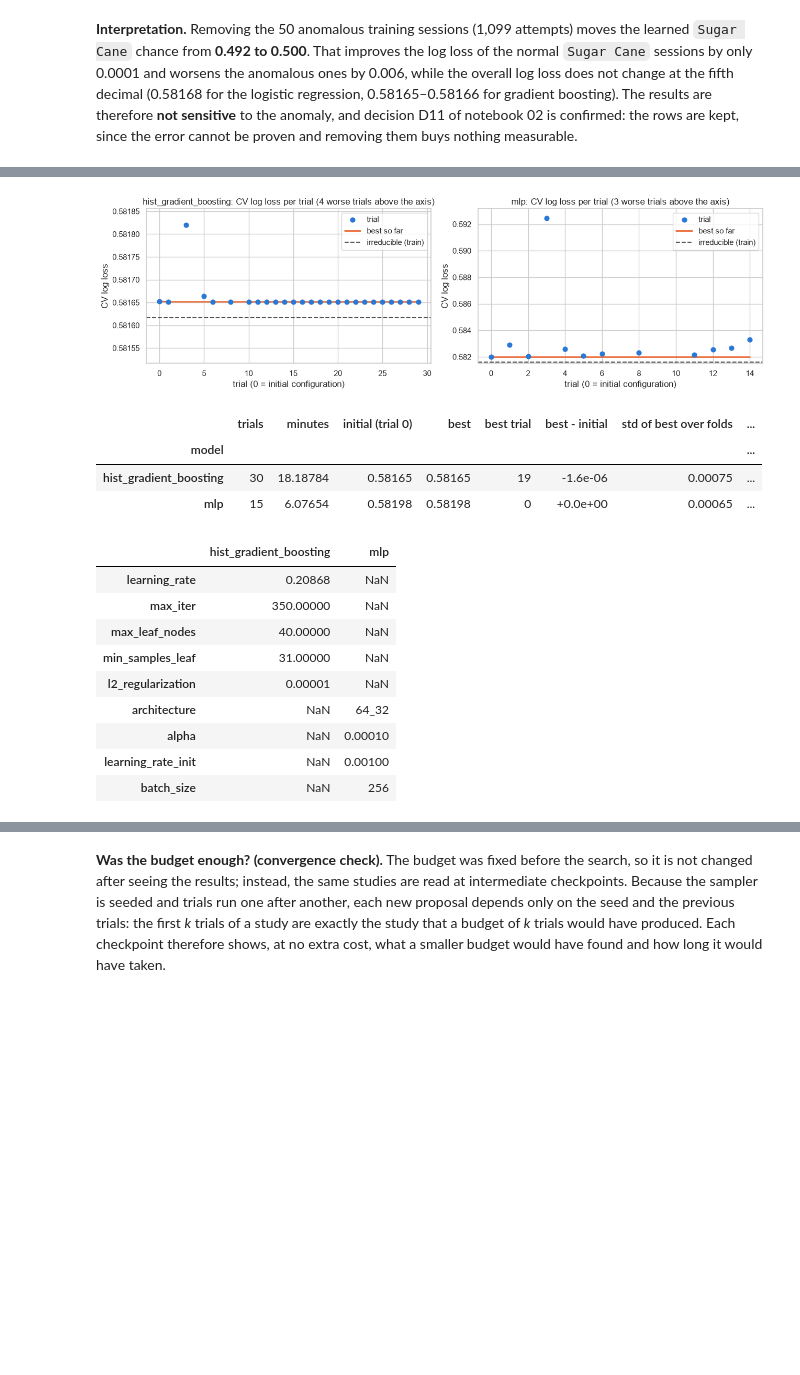
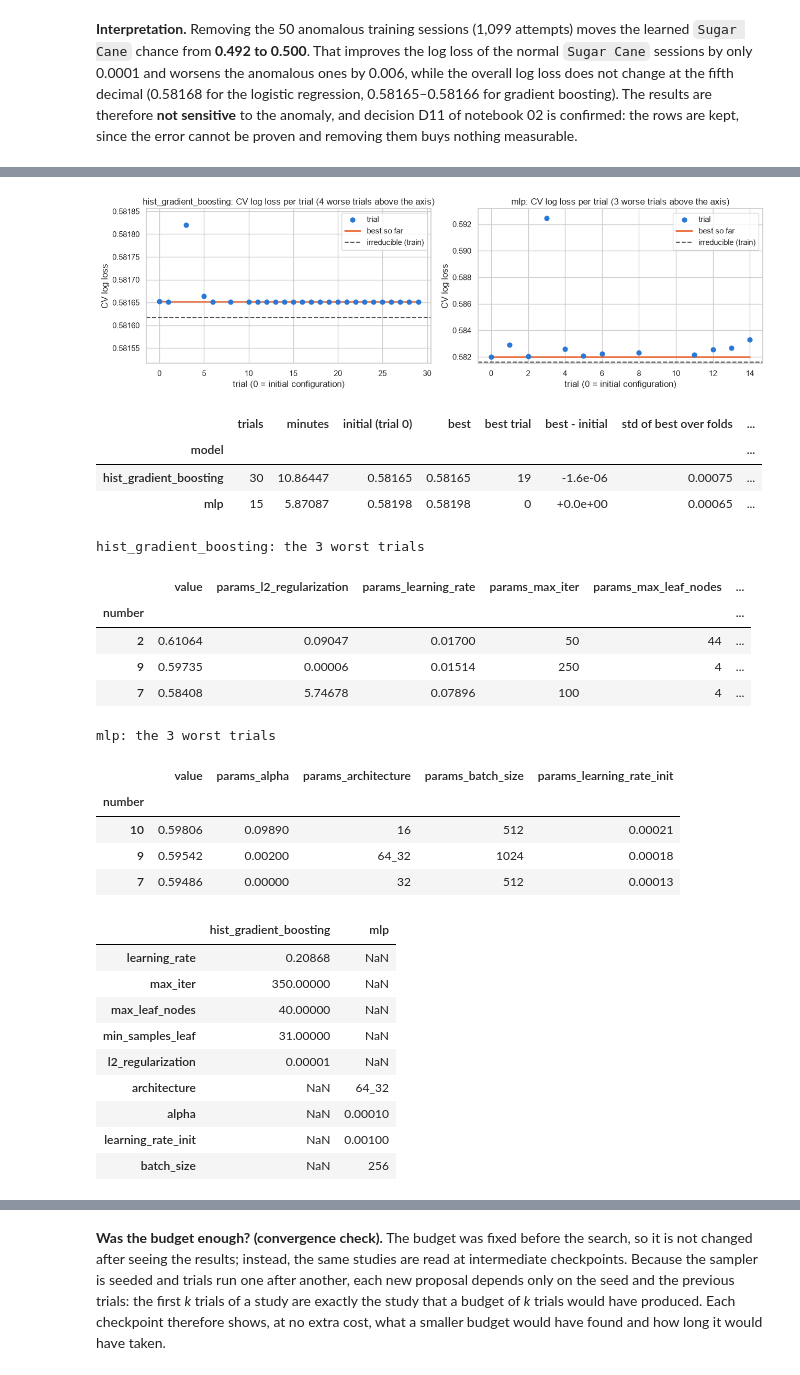
Before and after one commit to errodd/minecraft_composting_success_predictor, a Jupyter notebook: notebooks/03_modeling_and_model_selection.ipynb, the cells around one changed output, grey strips where cells are left out. Saved outputs shown, nothing was run; the diff lists cells and outputs as text; code cells hidden in the pictures; blank space fills up the shorter version.

```diff
--- a/notebooks/03_modeling_and_model_selection.ipynb
+++ b/notebooks/03_modeling_and_model_selection.ipynb
@@ -911,44 +940,59 @@ mlp: 15 trials in 6.1 min | initial (trial 0) 0.58198 | best (trial 0) 0.58198
 STUDIES = {"hist_gradient_boosting": (hgb_study, hgb_elapsed), "mlp": (mlp_study, mlp_elapsed)}
 fig, axes = plt.subplots(1, 2, figsize=(13, 4))
 for ax, (name, (study, _)) in zip(axes, STUDIES.items()):
     history = study.trials_dataframe(attrs=("number", "value"))
     ax.scatter(history["number"], history["value"], color=SERIES_1, s=40, label="trial", zorder=3)
     ax.plot(history["number"], history["value"].cummin(), color=SERIES_2, linewidth=2, label="best so far")
     ax.axhline(IRREDUCIBLE_LOG_LOSS, color=INK_MUTED, linestyle="--", linewidth=1.5, label="irreducible (train)")
     y_max = max(np.quantile(history["value"], 0.8), history["value"].iloc[0]) + 0.0002
     hidden = int((history["value"] > y_max).sum())
     ax.set_ylim(IRREDUCIBLE_LOG_LOSS - 0.0001, y_max)
     ax.set_title(f"{name}: CV log loss per trial ({hidden} worse trials above the axis)")
     ax.set_xlabel("trial (0 = initial configuration)")
     ax.set_ylabel("CV log loss")
     ax.legend(loc="upper right")
 plt.tight_layout()
 plt.show()
 
 study_summary = pd.DataFrame([{
     "model": name, "trials": len(study.trials), "minutes": elapsed / 60,
     "initial (trial 0)": study.trials[0].value, "best": study.best_value, "best trial": study.best_trial.number,
     "best - initial": f"{study.best_value - study.trials[0].value:+.1e}",
     "std of best over folds": study.best_trial.user_attrs["log_loss_std"],
     "trials within 1e-4 of best": sum(t.value <= study.best_value + 1e-4 for t in study.trials),
 } for name, (study, elapsed) in STUDIES.items()]).set_index("model")
 display(study_summary)
+for name, (study, _) in STUDIES.items():
+    print(f"{name}: the 3 worst trials")
+    display(study.trials_dataframe(attrs=("number", "value", "params")).nlargest(3, "value").set_index("number"))
 pd.DataFrame({name: study.best_params for name, (study, _) in STUDIES.items()})
 # %% [output]
 [figure]
 |  | trials | minutes | initial (trial 0) | best | best trial | best - initial | std of best over folds | ... |
 | model |  |  |  |  |  |  |  | ... |
-| hist_gradient_boosting | 30 | 18.18784 | 0.58165 | 0.58165 | 19 | -1.6e-06 | 0.00075 | ... |
-| mlp | 15 | 6.07654 | 0.58198 | 0.58198 | 0 | +0.0e+00 | 0.00065 | ... |
+| hist_gradient_boosting | 30 | 10.86447 | 0.58165 | 0.58165 | 19 | -1.6e-06 | 0.00075 | ... |
+| mlp | 15 | 5.87087 | 0.58198 | 0.58198 | 0 | +0.0e+00 | 0.00065 | ... |
+hist_gradient_boosting: the 3 worst trials
-|  | hist_gradient_boosting | mlp |
-| learning_rate | 0.20868 | NaN |
-| max_iter | 350.00000 | NaN |
-| max_leaf_nodes | 40.00000 | NaN |
-| min_samples_leaf | 31.00000 | NaN |
-| l2_regularization | 0.00001 | NaN |
-| architecture | NaN | 64_32 |
-| alpha | NaN | 0.00010 |
-| learning_rate_init | NaN | 0.00100 |
-| batch_size | NaN | 256 |
+|  | value | params_l2_regularization | params_learning_rate | params_max_iter | params_max_leaf_nodes | ... |
+| number |  |  |  |  |  | ... |
+| 2 | 0.61064 | 0.09047 | 0.01700 | 50 | 44 | ... |
+| 9 | 0.59735 | 0.00006 | 0.01514 | 250 | 4 | ... |
+| 7 | 0.58408 | 5.74678 | 0.07896 | 100 | 4 | ... |
+mlp: the 3 worst trials
+|  | value | params_alpha | params_architecture | params_batch_size | params_learning_rate_init |
+| number |  |  |  |  |  |
+| 10 | 0.59806 | 0.09890 | 16 | 512 | 0.00021 |
+| 9 | 0.59542 | 0.00200 | 64_32 | 1024 | 0.00018 |
+| 7 | 0.59486 | 0.00000 | 32 | 512 | 0.00013 |
+|  | hist_gradient_boosting | mlp |
+| learning_rate | 0.20868 | NaN |
+| max_iter | 350.00000 | NaN |
+| max_leaf_nodes | 40.00000 | NaN |
+| min_samples_leaf | 31.00000 | NaN |
+| l2_regularization | 0.00001 | NaN |
+| architecture | NaN | 64_32 |
+| alpha | NaN | 0.00010 |
+| learning_rate_init | NaN | 0.00100 |
+| batch_size | NaN | 256 |
 # %% [markdown]
 **Interpretation.**
```
Also changed, not shown: parts of 21 cells of this notebook, 1 other file.
